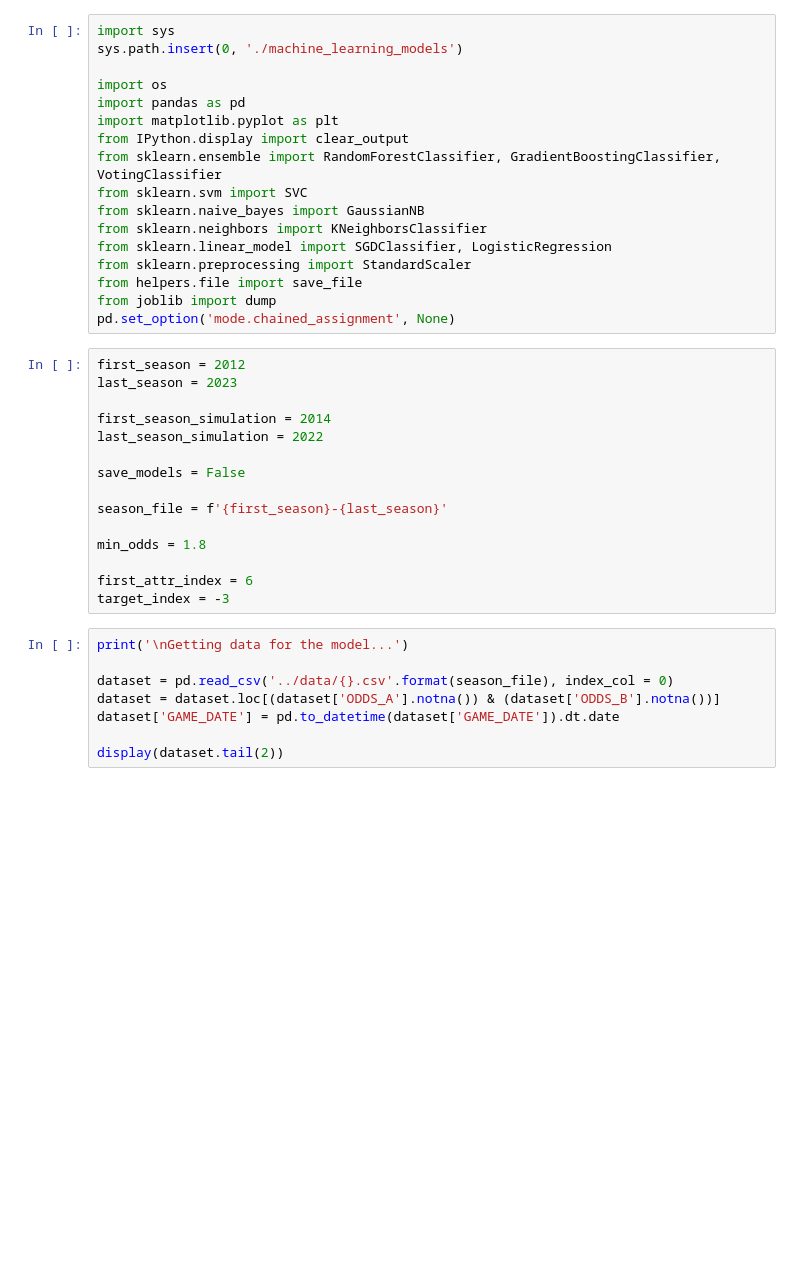
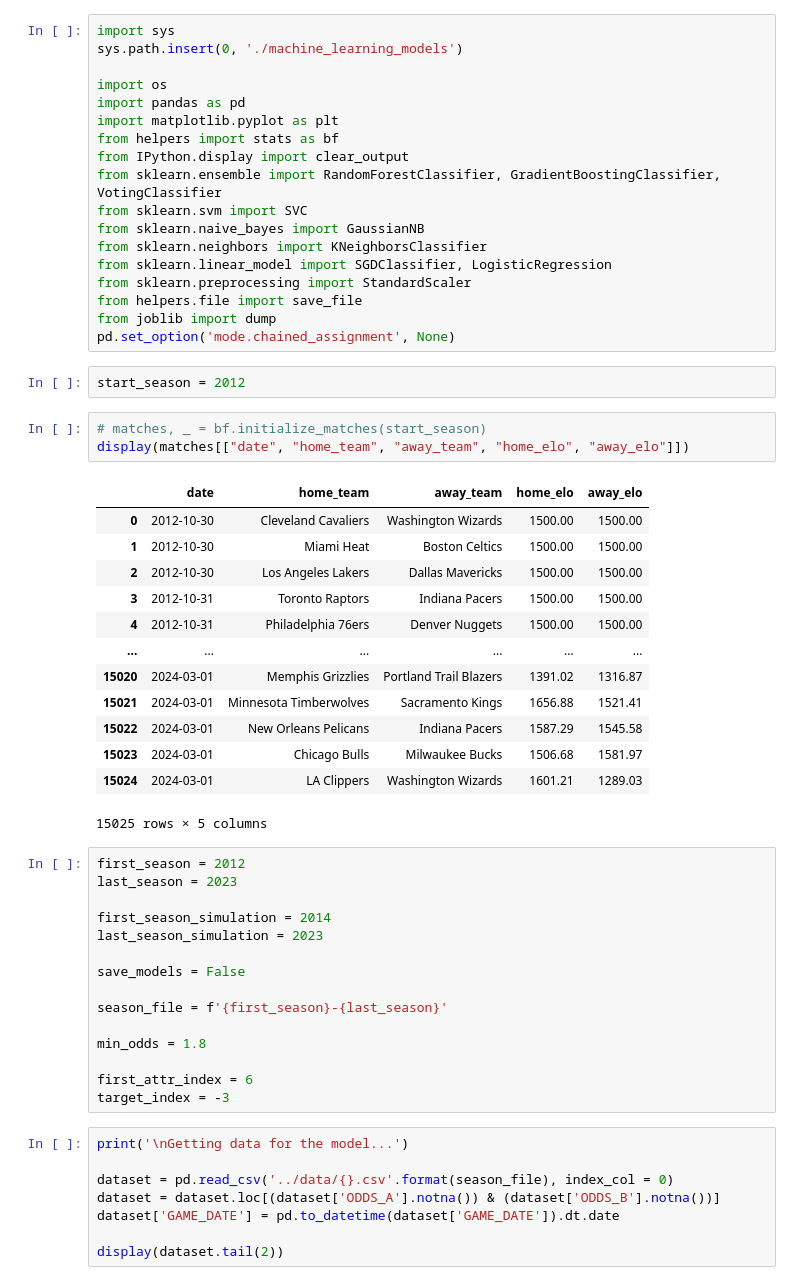
Before and after one commit to caiomelo22/nba-predictor, a Jupyter notebook: src/simulator.ipynb, the cells around one changed output. Drawn from its saved outputs; the diff is of its cells as text; blank space fills up the shorter version.

Commit message:
Initial commit of project pattern implementation

```diff
--- a/src/simulator.ipynb
+++ b/src/simulator.ipynb
@@ -5,6 +5,7 @@ sys.path.insert(0, './machine_learning_models')
 import os
 import pandas as pd
 import matplotlib.pyplot as plt
+from helpers import stats as bf
 from IPython.display import clear_output
 from sklearn.ensemble import RandomForestClassifier, GradientBoostingClassifier, VotingClassifier
 from sklearn.svm import SVC
@@ -15,12 +16,31 @@ from sklearn.preprocessing import StandardScaler
 from helpers.file import save_file
 from joblib import dump
 pd.set_option('mode.chained_assignment', None)
+# %%
+start_season = 2012
+# %%
+# matches, _ = bf.initialize_matches(start_season)
+display(matches[["date", "home_team", "away_team", "home_elo", "away_elo"]])
+# %% [output]
+|  | date | home_team | away_team | home_elo | away_elo |
+| 0 | 2012-10-30 | Cleveland Cavaliers | Washington Wizards | 1500.00 | 1500.00 |
+| 1 | 2012-10-30 | Miami Heat | Boston Celtics | 1500.00 | 1500.00 |
+| 2 | 2012-10-30 | Los Angeles Lakers | Dallas Mavericks | 1500.00 | 1500.00 |
+| 3 | 2012-10-31 | Toronto Raptors | Indiana Pacers | 1500.00 | 1500.00 |
+| 4 | 2012-10-31 | Philadelphia 76ers | Denver Nuggets | 1500.00 | 1500.00 |
+| ... | ... | ... | ... | ... | ... |
+| 15020 | 2024-03-01 | Memphis Grizzlies | Portland Trail Blazers | 1391.02 | 1316.87 |
+| 15021 | 2024-03-01 | Minnesota Timberwolves | Sacramento Kings | 1656.88 | 1521.41 |
+| 15022 | 2024-03-01 | New Orleans Pelicans | Indiana Pacers | 1587.29 | 1545.58 |
+| 15023 | 2024-03-01 | Chicago Bulls | Milwaukee Bucks | 1506.68 | 1581.97 |
+| 15024 | 2024-03-01 | LA Clippers | Washington Wizards | 1601.21 | 1289.03 |
+15025 rows × 5 columns
 # %%
 first_season = 2012
 last_season = 2023
 
 first_season_simulation = 2014
-last_season_simulation = 2022
+last_season_simulation = 2023
 
 save_models = False
 
```
Also changed, not shown: parts of 6 cells of this notebook, 2 other files.
